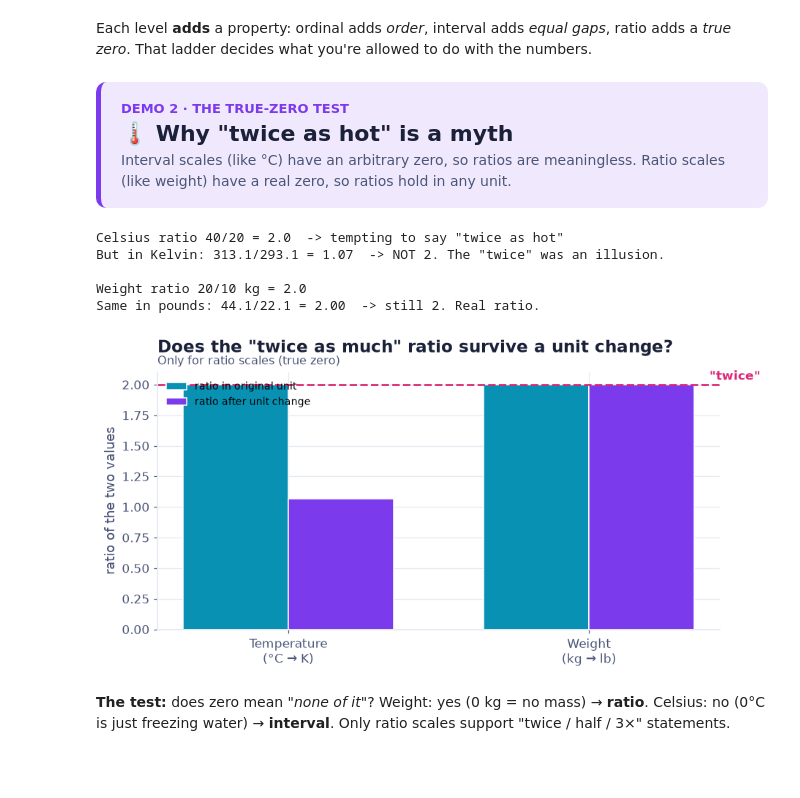
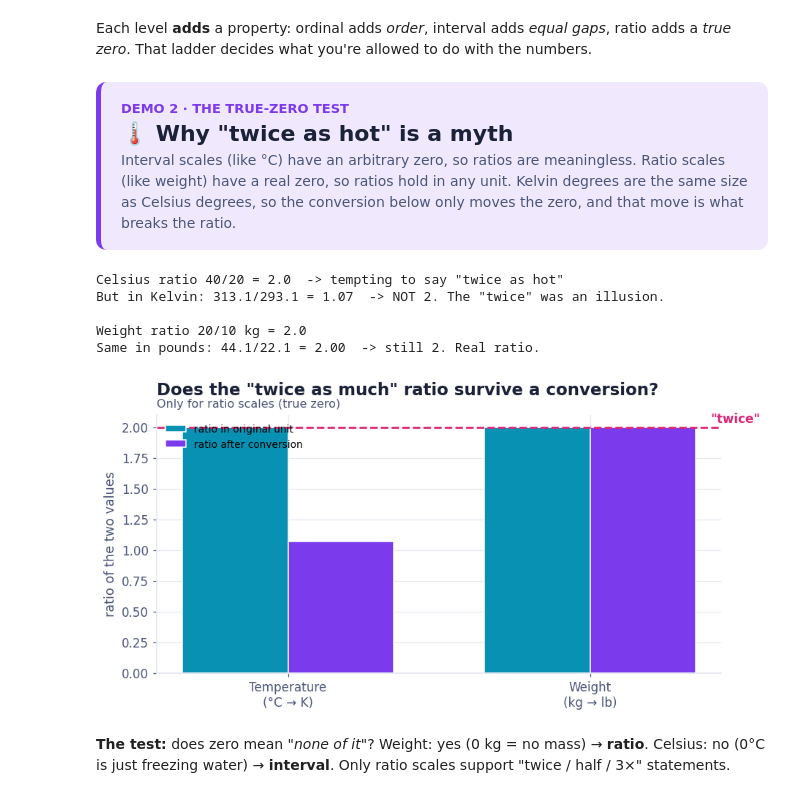
Before and after one commit to johnfisher-ai/Statistics-Data-Science-AI-Visual-Book, a Jupyter notebook: chapters/notebooks/levels-of-measurement.ipynb, the cells around one changed output. Drawn from its saved outputs; the diff is of its cells as text; code cells hidden in the pictures; blank space fills up the shorter version.

```diff
--- a/chapters/notebooks/levels-of-measurement.ipynb
+++ b/chapters/notebooks/levels-of-measurement.ipynb
@@ -81,7 +81,7 @@ Each level **adds** a property: ordinal adds *order*, interval adds *equal gaps*
 <div style="background:#f0e9fe;border-left:5px solid #7c3aed;border-radius:10px;padding:16px 20px;font-family:Inter,sans-serif">
 <span style="font-size:13px;font-weight:800;color:#7c3aed;letter-spacing:1px">DEMO 2 · THE TRUE-ZERO TEST</span>
 <div style="font-size:22px;font-weight:800;color:#1a2138;margin-top:4px">🌡️ Why "twice as hot" is a myth</div>
-<div style="color:#4a5578;margin-top:6px">Interval scales (like °C) have an arbitrary zero, so ratios are meaningless. Ratio scales (like weight) have a real zero, so ratios hold in any unit.</div>
+<div style="color:#4a5578;margin-top:6px">Interval scales (like °C) have an arbitrary zero, so ratios are meaningless. Ratio scales (like weight) have a real zero, so ratios hold in any unit. Kelvin degrees are the same size as Celsius degrees, so the conversion below only moves the zero, and that move is what breaks the ratio.</div>
 </div>
 # %%
 # INTERVAL: temperature in Celsius — 0°C does NOT mean "no heat"
@@ -105,19 +105,19 @@ Same in pounds: 44.1/22.1 = 2.00  -> still 2. Real ratio.
 # %%
 # Visualize: the "twice" ratio holds for weight but collapses for temperature
 fig, ax = plt.subplots(figsize=(8.5,4.4))
 groups = ["Temperature\n(°C → K)", "Weight\n(kg → lb)"]
 orig   = [c2/c1, w2/w1]
 conv   = [k2/k1, (w2*2.205)/(w1*2.205)]
 x = np.arange(2); w = 0.35
 ax.bar(x-w/2, orig, w, color=CYAN, label="ratio in original unit", edgecolor="white")
-ax.bar(x+w/2, conv, w, color=PURPLE, label="ratio after unit change", edgecolor="white")
+ax.bar(x+w/2, conv, w, color=PURPLE, label="ratio after conversion", edgecolor="white")
 ax.axhline(2, color=PINK, ls="--", lw=1.8)
 ax.text(1.4, 2.04, "\"twice\"", color=PINK, fontweight="bold")
-titlecard(ax, "Does the \"twice as much\" ratio survive a unit change?", "Only for ratio scales (true zero)")
+titlecard(ax, "Does the \"twice as much\" ratio survive a conversion?", "Only for ratio scales (true zero)")
 ax.set_xticks(x); ax.set_xticklabels(groups); ax.set_ylabel("ratio of the two values"); ax.legend(fontsize=9)
 plt.tight_layout(); plt.show()
 # %% [output]
-[figure, old version]
+[figure, new version]
 # %% [markdown]
 **The test:** does zero mean *"none of it"*? Weight: yes (0 kg = no mass) → **ratio**. Celsius: no (0°C is just freezing water) → **interval**. Only ratio scales support "twice / half / 3×" statements.
 # %% [markdown]
```
Also changed, not shown: parts of 2 cells of this notebook, 4 other files.
